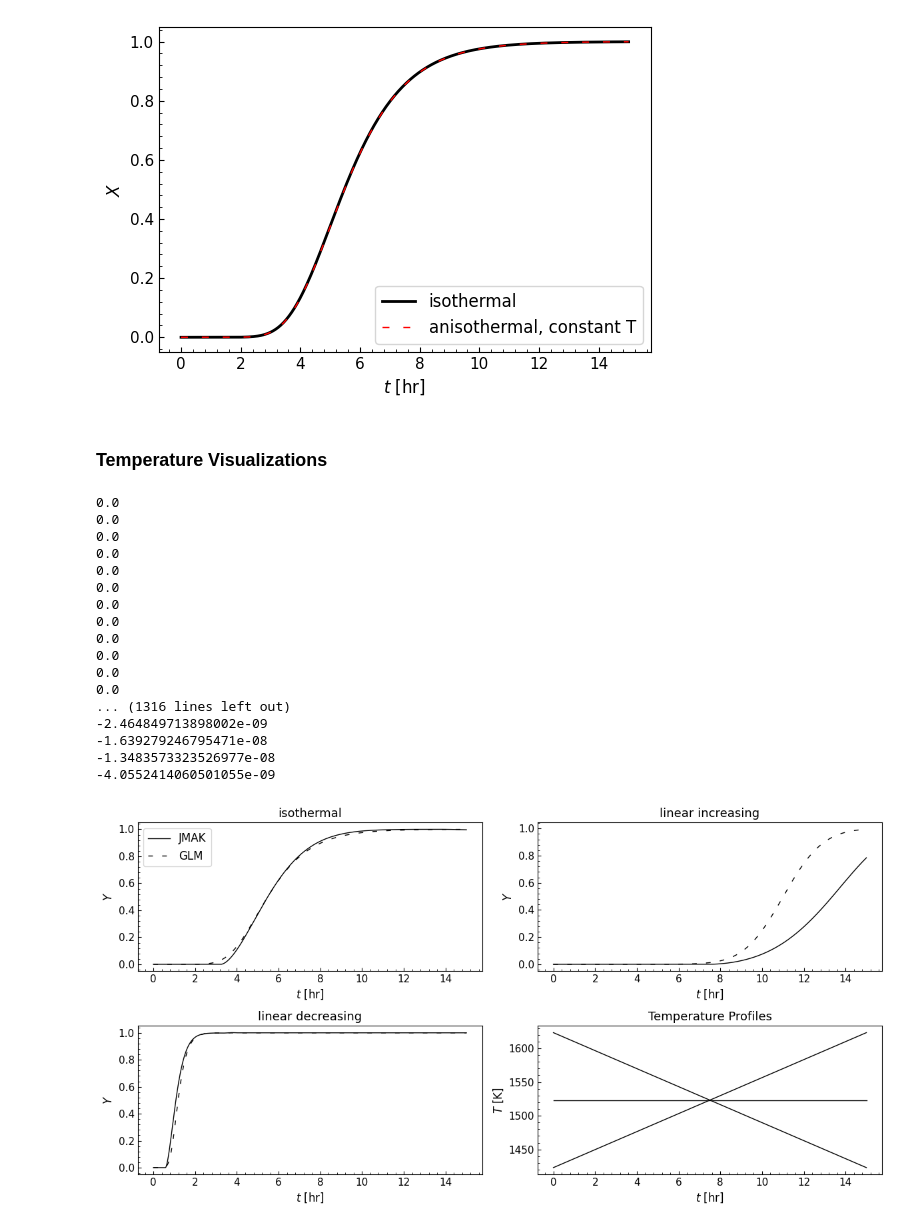
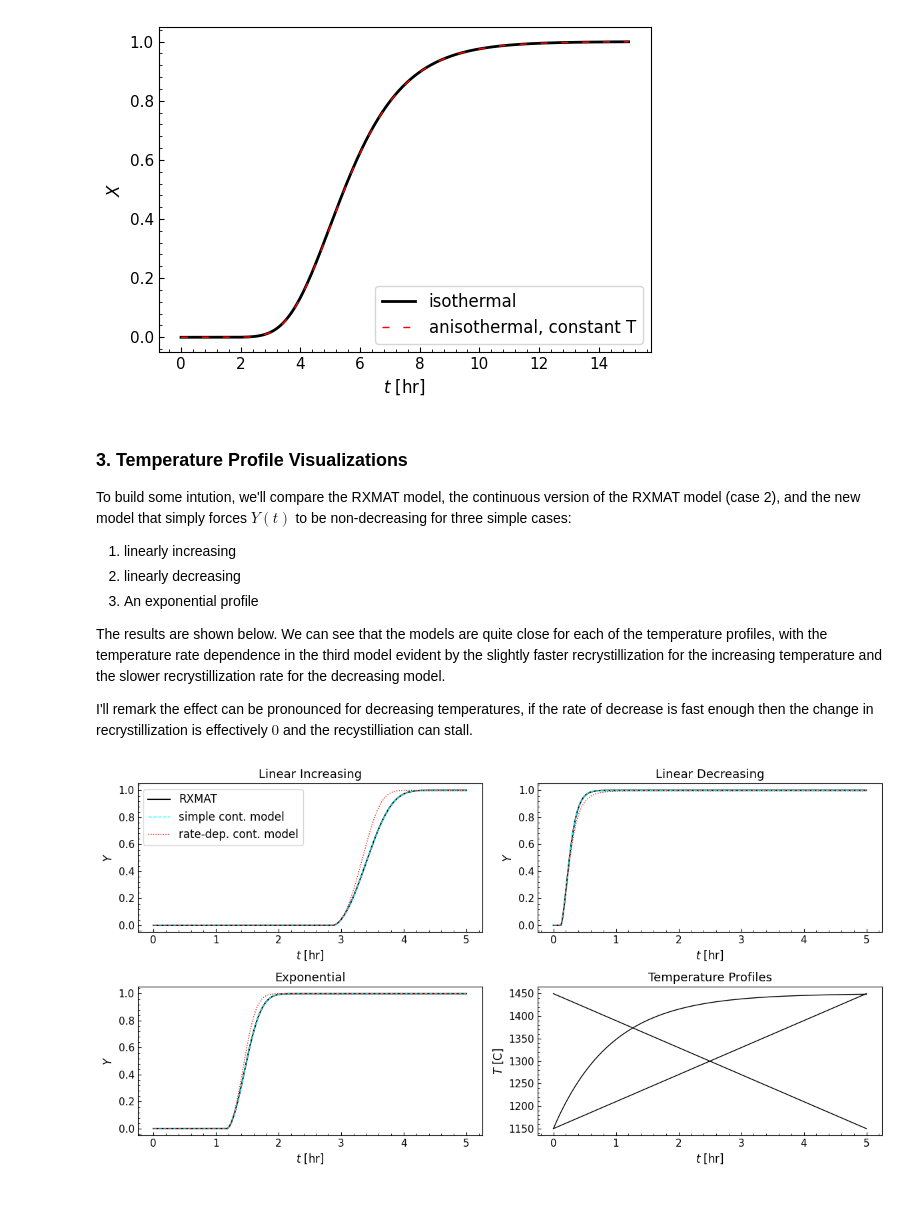
Before and after one commit to ml-ME-gatech/modeling_tungsten, a Jupyter notebook: recrystallization/non-isothermal_rx.ipynb, the cells around one changed output. Drawn from its saved outputs; the diff is of its cells as text; code cells hidden in the pictures; blank space fills up the shorter version.

Commit message:
Non-isothermal working.

```diff
--- a/recrystallization/non-isothermal_rx.ipynb
+++ b/recrystallization/non-isothermal_rx.ipynb
@@ -264,67 +483,62 @@ fig.savefig('.temp_images/glm_anisothermal_valid.svg')
 0.0
 0.0
 [figure]
-# %% [markdown]
-### Temperature Visualizations
+# %% [markdown]
+### 3. Temperature Profile Visualizations
+
+To build some intution, we'll compare the RXMAT model, the continuous version of the RXMAT model (case 2), and the new model that simply forces $Y(t)$ to be non-decreasing for three simple cases:
+
+1. linearly increasing
+2. linearly decreasing
+3. An exponential profile
+
+The results are shown below. We can see that the models are quite close for each of the temperature profiles, with the temperature rate dependence in the third model evident by the slightly faster recrystillization for the increasing temperature and the slower recrystillization rate for the decreasing model.
+
+I'll remark the effect can be pronounced for decreasing temperatures, if the rate of decrease is fast enough then the change in recrystillization is effectively $0$ and the recystilliation can stall.
 # %%
-t_eval = np.linspace(0,15*3600,1000)
+t_eval = np.linspace(0,5*3600,10000)
 Tmin = 1150 + 273.15
-Tmax = 1350 + 273.15
+Tmax = 1450 + 273.15
 slope = (Tmax - Tmin)/(t_eval[-1] - t_eval[0])
 
-temperature_funcs = [lambda x: 1250 + 273.15,
-                     lambda x: 1150 + 273.15 + slope*x,
-                     lambda x: 1350 + 273.15 - slope*x]
+temperature_funcs = [lambda x: Tmin + slope*x,
+                     lambda x: Tmax - slope*x,
+                     lambda x: (Tmax - Tmin) * (1- math.exp(-3e-4*x)) + Tmin]
 
-temperature_grads = [lambda x: 0,
-                     lambda x: slope,
-                     lambda x: -slope]
+temperature_grads = [lambda x: slope,
+                     lambda x: -slope,
+                     lambda x: (Tmax - Tmin)*3e-4*math.exp(-3e-4*x)]
 
-labels = ['isothermal','linear increasing','linear decreasing']
+titles = ['Linear Increasing','Linear Decreasing','Exponential']
 fig,axes = plt.subplots(figsize = (12,6.25),nrows = 2,ncols = 2)
 for ax in axes.ravel():
     setup_axis_default(ax)
 
-for tfunc,tgrad,ax,ax_title in zip(temperature_funcs,temperature_grads,axes.ravel(),labels):
-    for integrator,model,ls,label in \
-        zip([anisothermal_jmak_rx_integration_scipy,anisothermal_glm_rx_integration],[jmak_model,gl_model],['-','--'],['JMAK','GLM']):
-        Y = integrator(t_eval, tfunc, tgrad, model)
-        ax.plot(t_eval/3600,Y,label = label,lw = 1,color = 'k',ls = ls,dashes = (5,10) if ls == '--' else ())
+for tfunc,tgrad,ax,ax_title in zip(temperature_funcs,temperature_grads,axes.ravel(),titles):
+
+    Y_disc = nonisothermal_jmak_rxmat_integration(t_eval,[tfunc(tt) for tt in t_eval],jmak_model)
+    ax.plot(t_eval/3600,Y_disc,lw = 1.5,color = 'k',ls = '-', label = 'RXMAT')
+
+    Y_cont1 = nonisothermal_jmak_rx_integration_simple(t_eval,tfunc,jmak_model)
+    ax.plot(t_eval/3600,Y_cont1,lw = 1,color = 'cyan',ls = '--', label = 'simple cont. model')
+
+    Y_cont2 = nonisothermal_jmak_rx_integration(t_eval,tfunc,tgrad,jmak_model)
+    ax.plot(t_eval/3600,Y_cont2,lw = 1,color = 'red',ls = ':', label = 'rate-dep. cont. model')
 
     ax.set_xlabel('$t$ [hr]',fontsize = 12)
     ax.set_ylabel('$Y$',fontsize = 12)
     ax.set_title(ax_title,fontsize = 13)
 
-
-
-
 axes[0,0].legend(fontsize = 12)
 
 for tfunc in temperature_funcs:
-    axes[-1,-1].plot(t_eval/3600,[tfunc(x) for x in t_eval],lw = 1,color = 'k')
+    axes[-1,-1].plot(t_eval/3600,[tfunc(x) - 273.15 for x in t_eval],lw = 1,color = 'k')
 
 axes[-1,-1].set_xlabel('$t$ [hr]',fontsize = 12)
-axes[-1,-1].set_ylabel('$T$ [K]',fontsize = 12)
+axes[-1,-1].set_ylabel('$T$ [C]',fontsize = 12)
 axes[-1,-1].set_title('Temperature Profiles',fontsize = 13)
 
 fig.tight_layout()
 #fig.savefig('.temp_images/anisothermal_visualization.svg')
 # %% [output]
-0.0
-0.0
-0.0
-0.0
-0.0
-0.0
-0.0
-0.0
-0.0
-0.0
-0.0
-0.0
-... (1316 lines left out)
--2.464849713898002e-09
--1.639279246795471e-08
--1.3483573323526977e-08
--4.0552414060501055e-09
-[figure, old version]
+[figure, new version]
```
Also changed, not shown: parts of 6 cells of this notebook, 3 other files.
